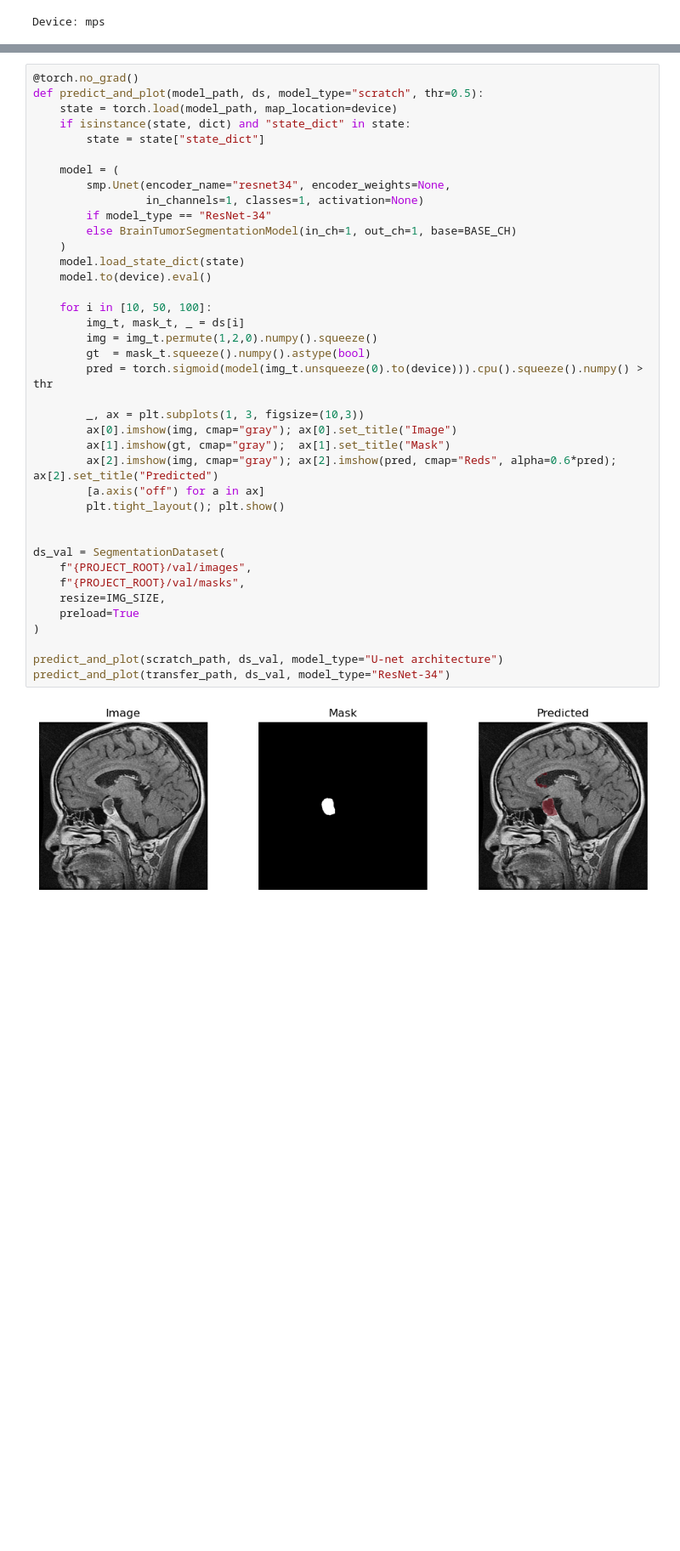
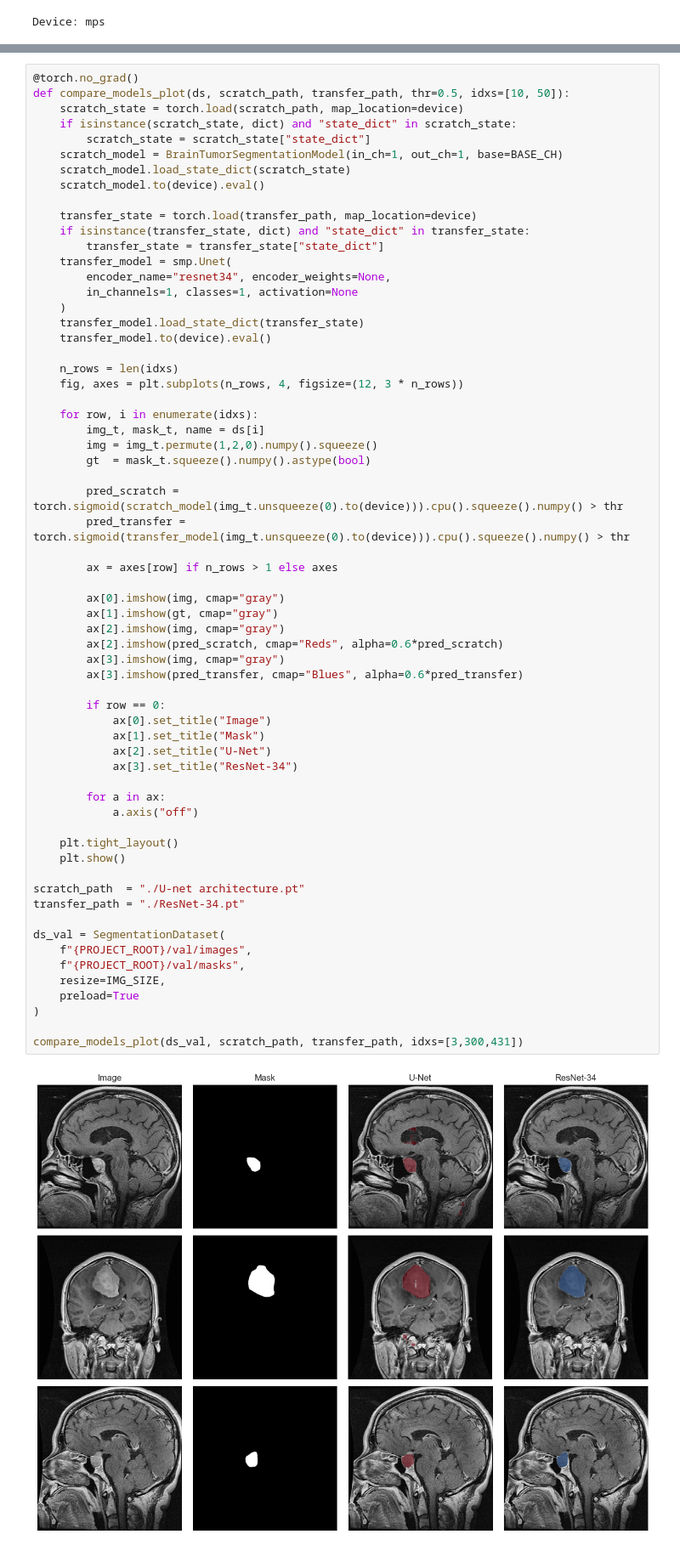
Before and after one commit to Frasse00/Project_DML, a Jupyter notebook: Project_DML.ipynb, the cells around one changed output, grey strips where cells are left out. Shown: that part at 85% size. Cells and saved outputs as stored; diff of their text form; blank space fills up the shorter version.

Commit message:
Update project: added new models, fixed dataset loader

```diff
--- a/Project_DML.ipynb
+++ b/Project_DML.ipynb
@@ -480,41 +457,65 @@ plot_histories([
 # %%
 @torch.no_grad()
-def predict_and_plot(model_path, ds, model_type="scratch", thr=0.5):
-    state = torch.load(model_path, map_location=device)
-    if isinstance(state, dict) and "state_dict" in state:
-        state = state["state_dict"]
+def compare_models_plot(ds, scratch_path, transfer_path, thr=0.5, idxs=[10, 50]):
+    scratch_state = torch.load(scratch_path, map_location=device)
+    if isinstance(scratch_state, dict) and "state_dict" in scratch_state:
+        scratch_state = scratch_state["state_dict"]
+    scratch_model = BrainTumorSegmentationModel(in_ch=1, out_ch=1, base=BASE_CH)
+    scratch_model.load_state_dict(scratch_state)
+    scratch_model.to(device).eval()
 
-    model = (
-        smp.Unet(encoder_name="resnet34", encoder_weights=None,
-                 in_channels=1, classes=1, activation=None)
-        if model_type == "ResNet-34"
-        else BrainTumorSegmentationModel(in_ch=1, out_ch=1, base=BASE_CH)
+    transfer_state = torch.load(transfer_path, map_location=device)
+    if isinstance(transfer_state, dict) and "state_dict" in transfer_state:
+        transfer_state = transfer_state["state_dict"]
+    transfer_model = smp.Unet(
+        encoder_name="resnet34", encoder_weights=None,
+        in_channels=1, classes=1, activation=None
     )
-    model.load_state_dict(state)
-    model.to(device).eval()
+    transfer_model.load_state_dict(transfer_state)
+    transfer_model.to(device).eval()
 
-    for i in [10, 50, 100]:
-        img_t, mask_t, _ = ds[i]
+    n_rows = len(idxs)
+    fig, axes = plt.subplots(n_rows, 4, figsize=(12, 3 * n_rows))
+
+    for row, i in enumerate(idxs):
+        img_t, mask_t, name = ds[i]
         img = img_t.permute(1,2,0).numpy().squeeze()
         gt  = mask_t.squeeze().numpy().astype(bool)
-        pred = torch.sigmoid(model(img_t.unsqueeze(0).to(device))).cpu().squeeze().numpy() > thr
 
-        _, ax = plt.subplots(1, 3, figsize=(10,3))
-        ax[0].imshow(img, cmap="gray"); ax[0].set_title("Image")
-        ax[1].imshow(gt, cmap="gray");  ax[1].set_title("Mask")
-        ax[2].imshow(img, cmap="gray"); ax[2].imshow(pred, cmap="Reds", alpha=0.6*pred); ax[2].set_title("Predicted")
-        [a.axis("off") for a in ax]
-        plt.tight_layout(); plt.show()
+        pred_scratch = torch.sigmoid(scratch_model(img_t.unsqueeze(0).to(device))).cpu().squeeze().numpy() > thr
+        pred_transfer = torch.sigmoid(transfer_model(img_t.unsqueeze(0).to(device))).cpu().squeeze().numpy() > thr
 
+        ax = axes[row] if n_rows > 1 else axes
+
+        ax[0].imshow(img, cmap="gray")
+        ax[1].imshow(gt, cmap="gray")
+        ax[2].imshow(img, cmap="gray")
+        ax[2].imshow(pred_scratch, cmap="Reds", alpha=0.6*pred_scratch)
+        ax[3].imshow(img, cmap="gray")
+        ax[3].imshow(pred_transfer, cmap="Blues", alpha=0.6*pred_transfer)
+
+        if row == 0:
+            ax[0].set_title("Image")
+            ax[1].set_title("Mask")
+            ax[2].set_title("U-Net")
+            ax[3].set_title("ResNet-34")
+
+        for a in ax:
+            a.axis("off")
+
+    plt.tight_layout()
+    plt.show()
+
+scratch_path  = "./U-net architecture.pt"
+transfer_path = "./ResNet-34.pt"
 
 ds_val = SegmentationDataset(
     f"{PROJECT_ROOT}/val/images",
     f"{PROJECT_ROOT}/val/masks",
     resize=IMG_SIZE,
     preload=True
 )
 
-predict_and_plot(scratch_path, ds_val, model_type="U-net architecture")
-predict_and_plot(transfer_path, ds_val, model_type="ResNet-34")
+compare_models_plot(ds_val, scratch_path, transfer_path, idxs=[3,300,431])
 # %% [output]
-[figure, old version]
+[figure, new version]
```
Also changed, not shown: parts of 8 cells of this notebook.
